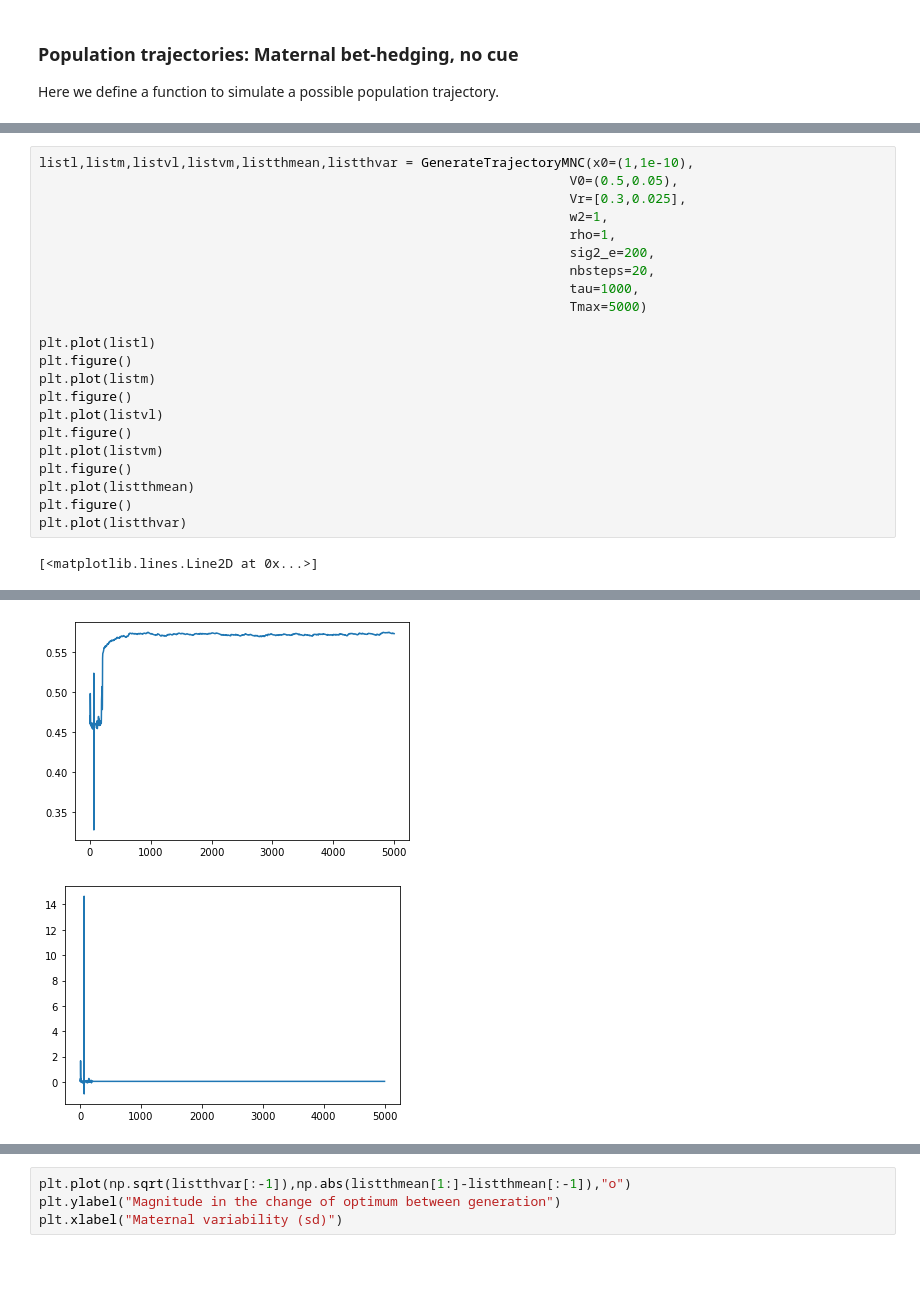
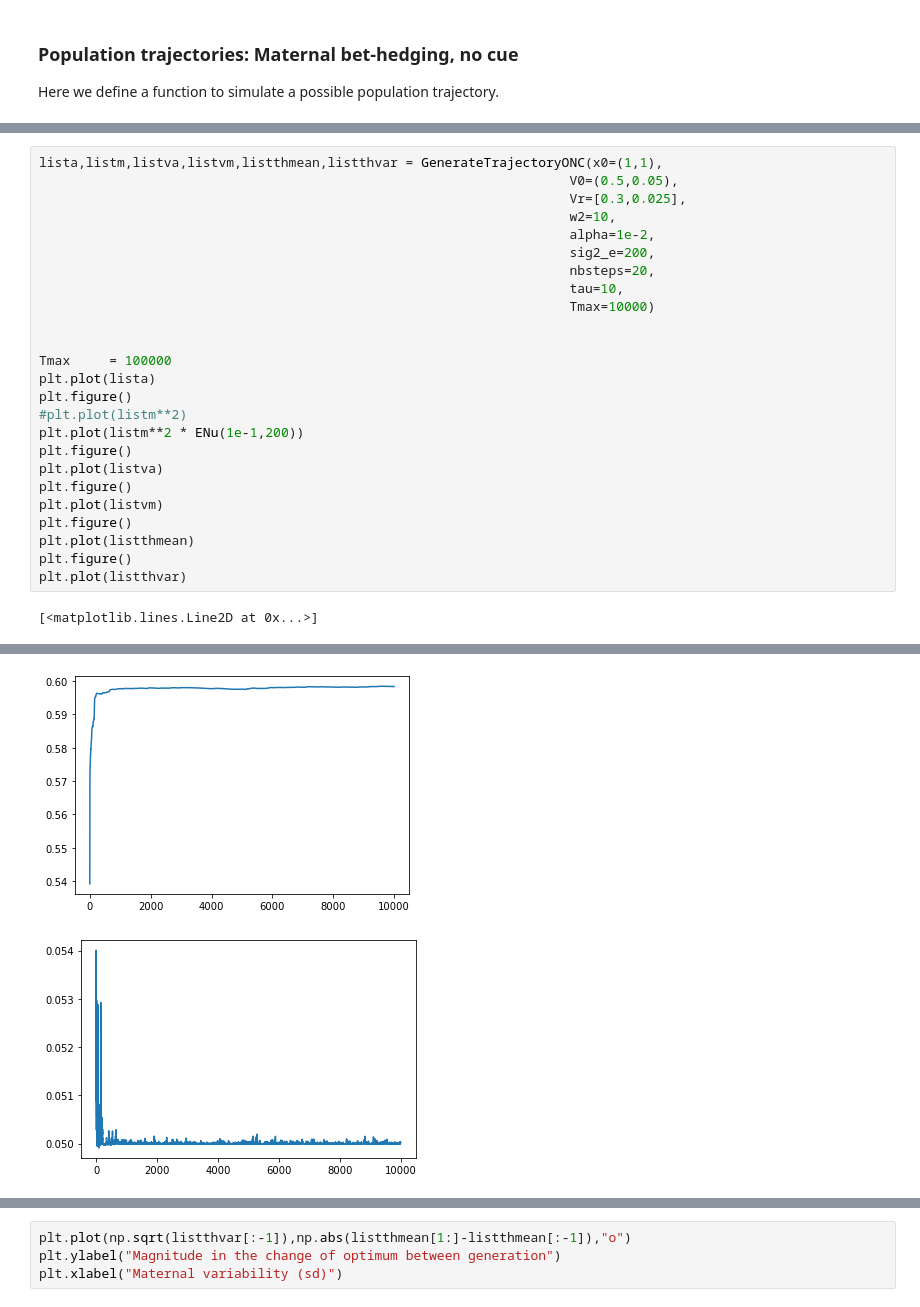
Before and after one commit to pcourau/Maternal_Bet_Hedging, a Jupyter notebook: Simulations_Maternal_Bet_Final.ipynb, the cells around one changed output, grey strips where cells are left out. Cells and saved outputs as stored; diff of their text form; blank space fills up the shorter version.

```diff
--- a/Simulations_Maternal_Bet_Final.ipynb
+++ b/Simulations_Maternal_Bet_Final.ipynb
@@ -141,21 +149,24 @@ def GenerateTrajectoryMNC(x0=x0,V0=V0,Vr=Vr,w2=w2,rho=rho,sig2_e=sig2_e,nbsteps=
         listx[t]  = list(x)+list(Vgenetic)+[thmean,thvar]
     return np.transpose(listx)
 # %%
-listl,listm,listvl,listvm,listthmean,listthvar = GenerateTrajectoryMNC(x0=(1,1e-10),
+lista,listm,listva,listvm,listthmean,listthvar = GenerateTrajectoryONC(x0=(1,1),
                                                                     V0=(0.5,0.05),
                                                                     Vr=[0.3,0.025],
-                                                                    w2=1,
-                                                                    rho=1,
+                                                                    w2=10,
+                                                                    alpha=1e-2,
                                                                     sig2_e=200,
                                                                     nbsteps=20,
-                                                                    tau=1000,
-                                                                    Tmax=5000)
+                                                                    tau=10,
+                                                                    Tmax=10000)
 
-plt.plot(listl)
+
+Tmax     = 100000
+plt.plot(lista)
 plt.figure()
-plt.plot(listm)
+#plt.plot(listm**2)
+plt.plot(listm**2 * ENu(1e-1,200))
 plt.figure()
-plt.plot(listvl)
+plt.plot(listva)
 plt.figure()
 plt.plot(listvm)
 plt.figure()
@@ -169,2 +180,2 @@ plt.plot(listthvar)
-[figure, old version]
+[figure, new version]
-[figure, old version]
+[figure, new version]
```
Also changed, not shown: parts of 73 cells of this notebook.
